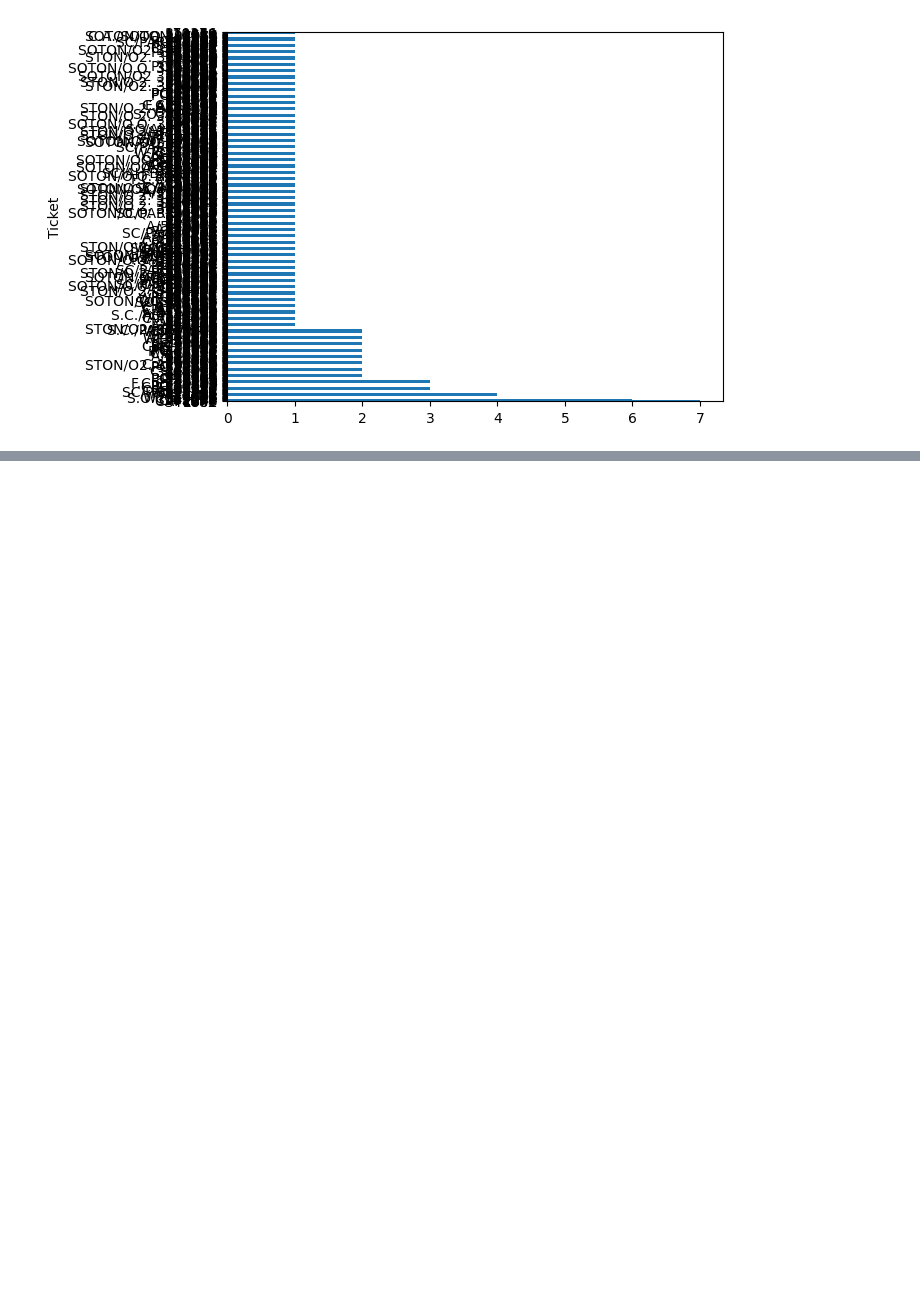
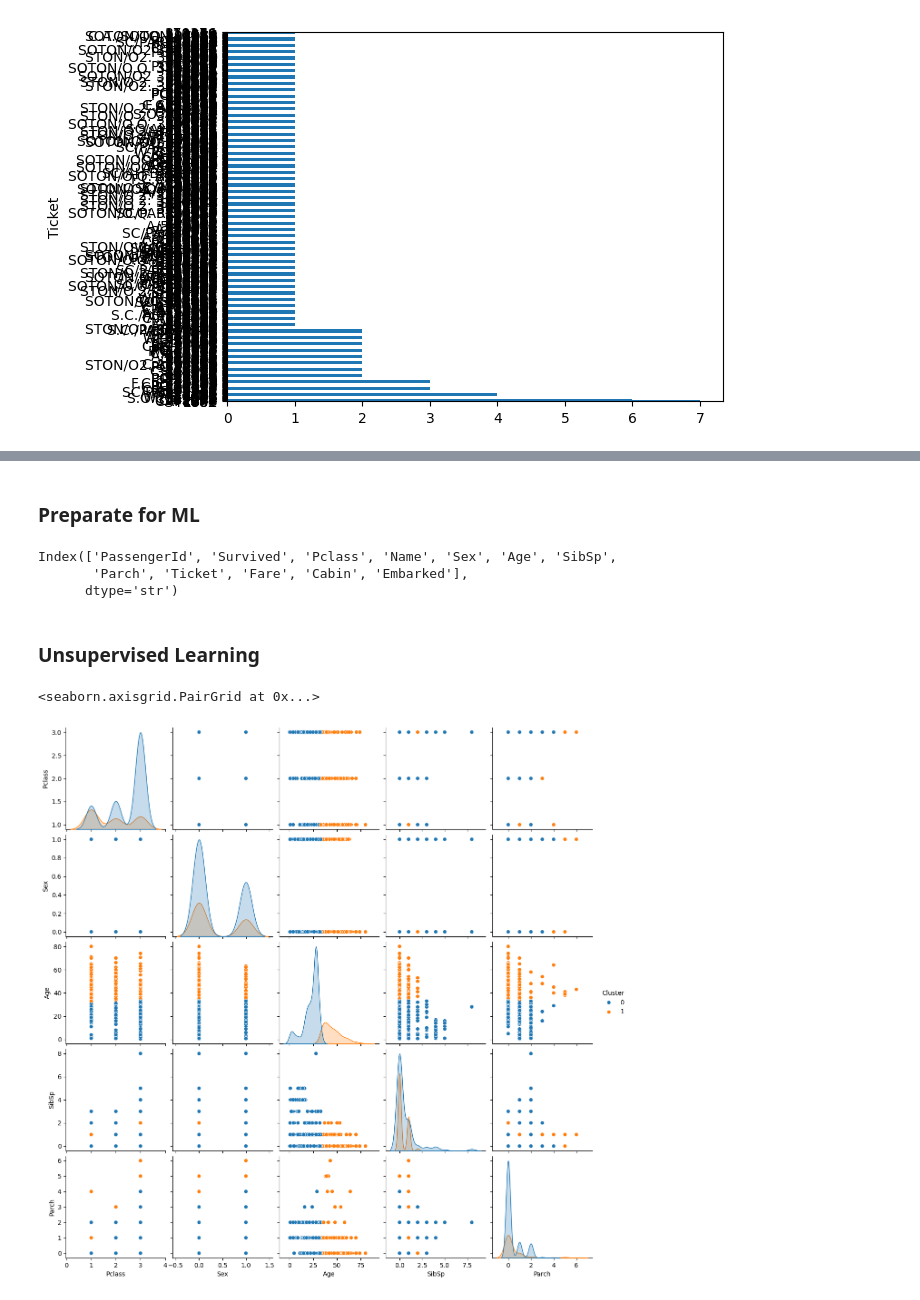
Before and after one commit to paulbattel2006-coder/data_science_ue, a Jupyter notebook: notebooks/data_schience_01.ipynb, the cells around one changed output, grey strips where cells are left out. Cells and saved outputs as stored; diff of their text form; code cells hidden in the pictures; blank space fills up the shorter version.

```diff
--- a/notebooks/data_schience_01.ipynb
+++ b/notebooks/data_schience_01.ipynb
@@ -145,0 +143,5 @@ Successfully installed bokeh-3.9.0 narwhals-2.21.2 plotly-6.7.0 seaborn-0.13.2 x
+# %%
+# Umgang mit fehlenden Werten (Achtung: Hier gibt es kein richtig oder falsch)
+# df = df.dropna()
+# df["Age"] = df["Age"].fillna(-999)
+df["Age"] = df["Age"].fillna(df["Age"].median())
@@ -145,0 +186,31 @@ Successfully installed bokeh-3.9.0 narwhals-2.21.2 plotly-6.7.0 seaborn-0.13.2 x
+# %% [markdown]
+### Preparate for ML
+# %%
+df.columns
+# %% [output]
+Index(['PassengerId', 'Survived', 'Pclass', 'Name', 'Sex', 'Age', 'SibSp',
+       'Parch', 'Ticket', 'Fare', 'Cabin', 'Embarked'],
+      dtype='str')
+# %%
+targed = 'Survived'
+used_columns = [
+    'Pclass',
+    'Sex',
+    'Age',
+    'SibSp',
+    'Parch',
+       ]
+# %%
+X = df[used_columns]
+# %% [markdown]
+### Unsupervised Learning
+# %%
+hierarchical_engine = AgglomerativeClustering(n_clusters=2)
+clusters = hierarchical_engine.fit_predict(X)
+# %%
+result = X.copy()
+result["Cluster"] = clusters
+pairplot(X, hue="Cluster")
+# %% [output]
+<seaborn.axisgrid.PairGrid at 0x...>
+[figure, added]
```
Also changed, not shown: parts of 17 cells of this notebook, 3 other files.
